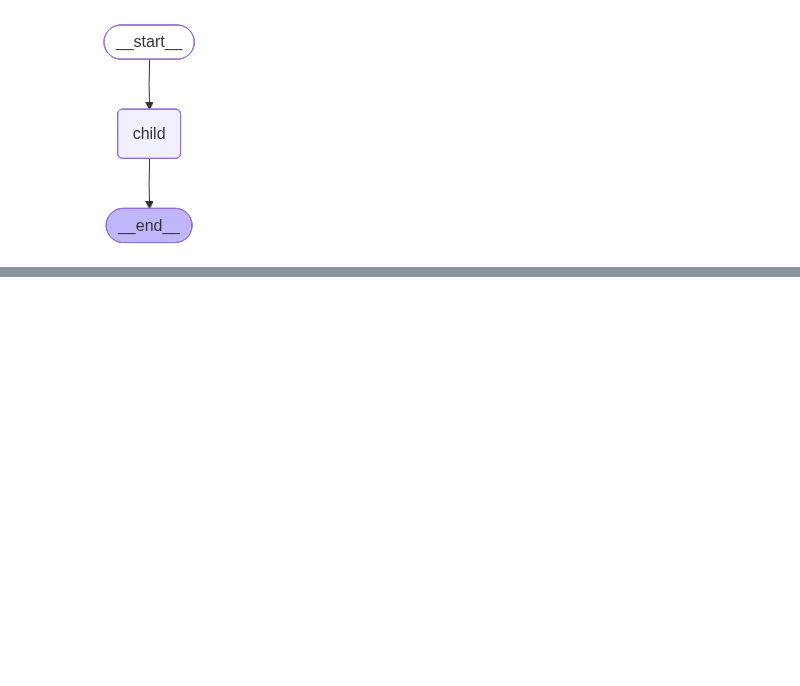
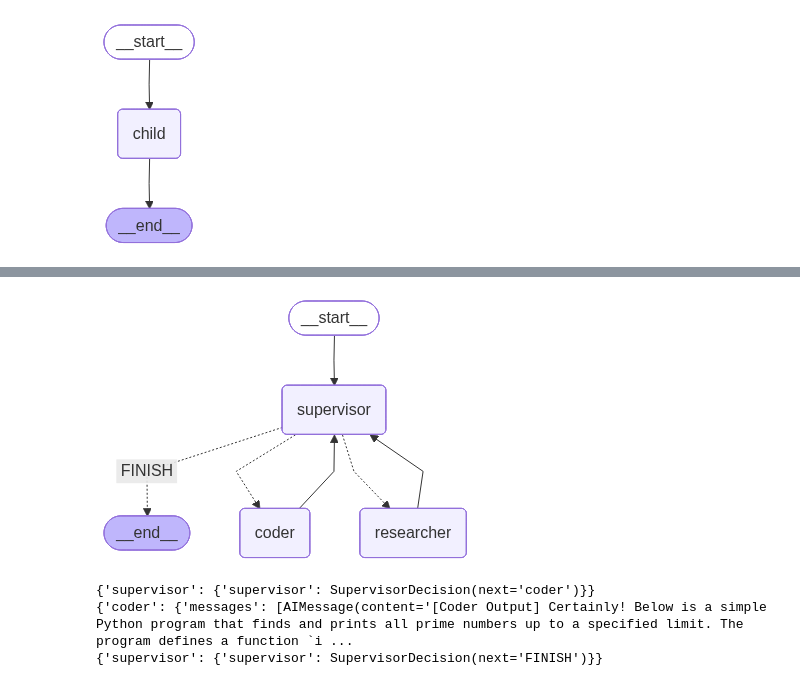
Before and after one commit to hemant0591/LearningLangChain, a Jupyter notebook: Agents2.ipynb, the cells around one changed output, grey strips where cells are left out. Saved outputs shown, nothing was run; the diff lists cells and outputs as text; code cells hidden in the pictures; blank space fills up the shorter version.

Commit message:
added multi-agents architecture

```diff
--- a/Agents2.ipynb
+++ b/Agents2.ipynb
@@ -174,0 +194,8 @@ graph
+# %%
+def supervisor(state):
+    messages = [
+        ("system", system_prompt_part_1),
+        *state["messages"],
+        ("system", system_prompt_part_2)
+    ]
+    return {"supervisor": model.invoke(messages)}
@@ -174,0 +219,48 @@ graph
+# %%
+def route_step(state):
+    decision = state["supervisor"]
+    return decision.next
+# %%
+class State(TypedDict):
+    messages: Annotated[list[BaseMessage], add_messages]
+    supervisor: SupervisorDecision
+# %%
+builder = StateGraph(State)
+
+builder.add_node("supervisor", supervisor)
+builder.add_node("researcher", researcher)
+builder.add_node("coder", coder)
+
+# Start → Supervisor
+builder.add_edge(START, "supervisor")
+
+# Supervisor → researcher / coder / END
+builder.add_conditional_edges(
+    "supervisor",
+    route_step,
+    {
+        "researcher": "researcher",
+        "coder": "coder",
+        "FINISH": END
+    }
+)
+
+# Agents → Supervisor
+builder.add_edge("researcher", "supervisor")
+builder.add_edge("coder", "supervisor")
+
+graph = builder.compile()
+graph
+# %% [output]
+[figure, added]
+# %%
+inputs = {
+    "messages": [HumanMessage("Build a small Python program that finds prime numbers.")]
+}
+
+for step in graph.stream(inputs):
+    print(step)
+# %% [output]
+{'supervisor': {'supervisor': SupervisorDecision(next='coder')}}
+{'coder': {'messages': [AIMessage(content='[Coder Output] Certainly! Below is a simple Python program that finds and prints all prime numbers up to a specified limit. The program defines a function `i ...
+{'supervisor': {'supervisor': SupervisorDecision(next='FINISH')}}
```
Also changed, not shown: parts of 5 cells of this notebook.
